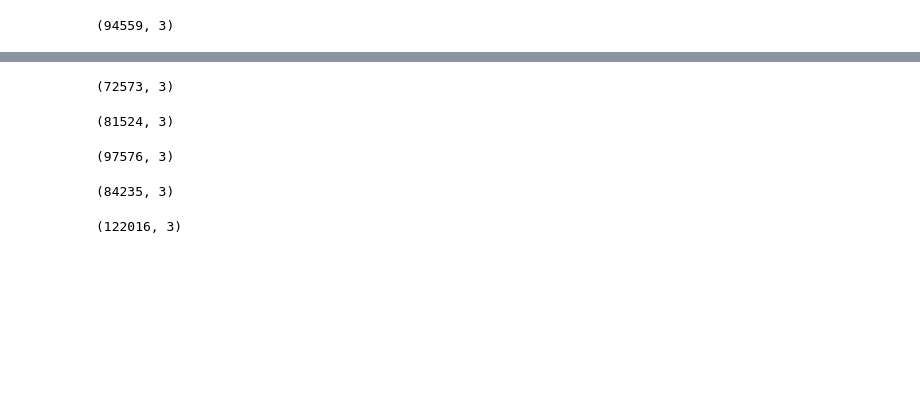
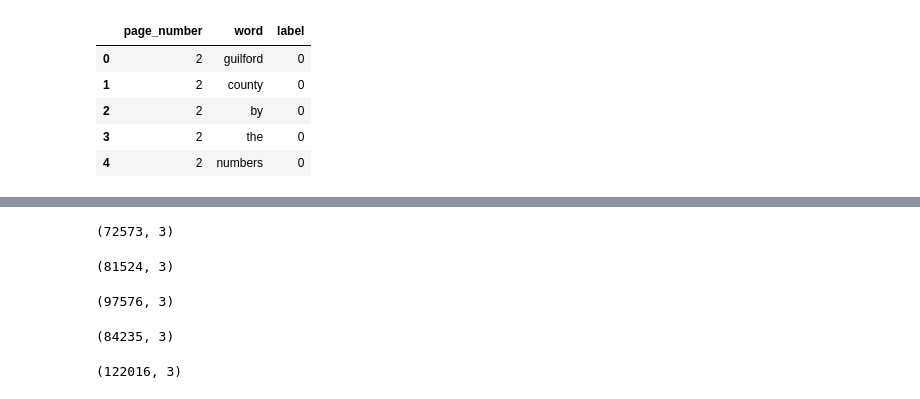
Before and after one commit to UNCG-CSE/Budget_Text_Analysis, a Jupyter notebook: src/Combined_BudgetText_forAnalysis.ipynb, the cells around one changed output, grey strips where cells are left out. Saved outputs shown, nothing was run; the diff lists cells and outputs as text; code cells hidden in the pictures; blank space fills up the shorter version.

```diff
--- a/src/Combined_BudgetText_forAnalysis.ipynb
+++ b/src/Combined_BudgetText_forAnalysis.ipynb
@@ -4,10 +4,16 @@ import numpy as np
 # %%
 GC_df = pd.read_csv(r"../util/data/structured/original/GuilfordCounty_original_data.csv")
 GC_df.drop(['Unnamed: 0'], axis=1,inplace=True)
 GC_df['label']='0'
 GC_df.shape
+GC_df.head(5)
 # %% [output]
-(94559, 3)
+|  | page_number | word | label |
+| 0 | 2 | guilford | 0 |
+| 1 | 2 | county | 0 |
+| 2 | 2 | by | 0 |
+| 3 | 2 | the | 0 |
+| 4 | 2 | numbers | 0 |
 # %%
 CC_df = pd.read_csv(r"../util/data/structured/original/CharlotteCity_original_data.csv")
 CC_df.drop(['Unnamed: 0'], axis=1,inplace=True)
```
Also changed, not shown: parts of 8 cells of this notebook.
